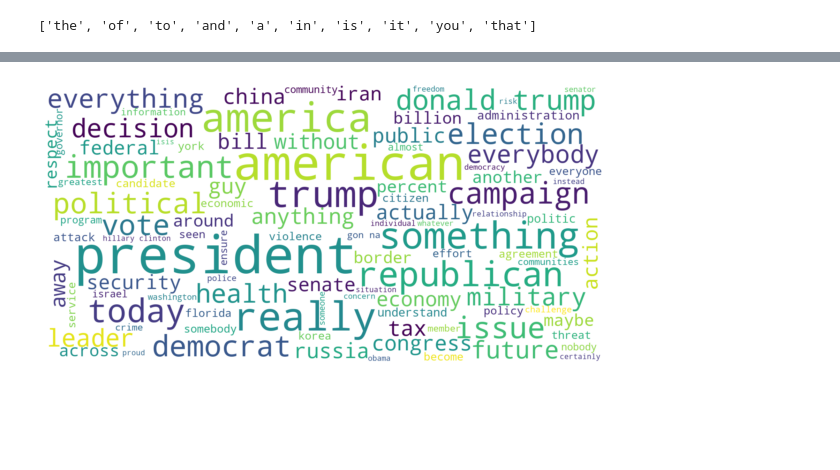
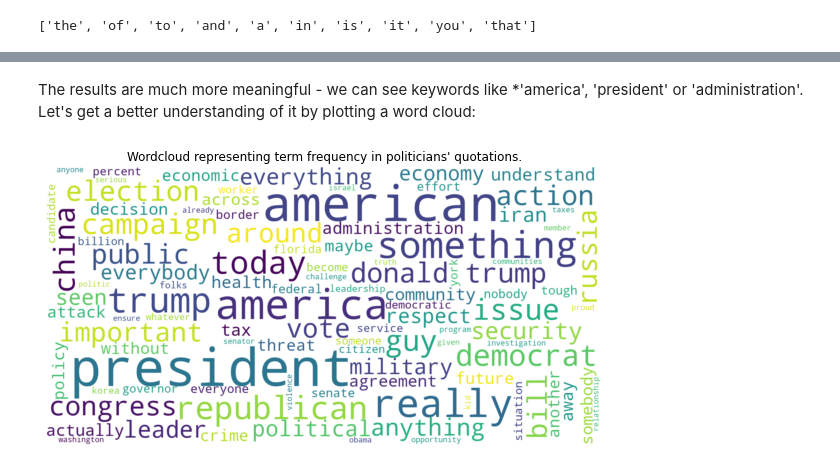
Before and after one commit to cndesabbata/Political-affiliation-predictor-from-quotes, a Jupyter notebook: src/frequency_analysis.ipynb, the cells around one changed output, grey strips where cells are left out. Saved outputs shown, nothing was run; the diff lists cells and outputs as text; code cells hidden in the pictures; blank space fills up the shorter version.

Commit message:
One more update of frequency analysis

```diff
--- a/src/frequency_analysis.ipynb
+++ b/src/frequency_analysis.ipynb
@@ -27,9 +27,7 @@ Now, let's define some utility functions that will allow us to apply preprocessi
 - removing stopwords
 # %%
 import re, string, contractions
-from nltk.corpus import stopwords
 from nltk.tokenize import word_tokenize
-from nltk.stem import PorterStemmer
 
 def preprocess_quote(quote):
     # to lowercase
@@ -50,7 +48,7 @@ def preprocess_quote(quote):
 
     return quote
 
-def fix_contractions(quote, stopwords):
+def expand_contractions(quote):
     return contractions.fix(quote)
 
 def remove_words(quote, words):
@@ -73,8 +71,14 @@ sample_quotes.head(5)
 Name: quotation, dtype: object
 # %%
-# load the stopwords, and remove them from the quotes
+# expand contractions
+sample_quotes = sample_quotes.apply(lambda quote: expand_contractions(quote))
+
+# load the stopwords (extend the standard list by the contraction leftovers) and remove them from the quotes
 from nltk.corpus import stopwords
-stopwords = stopwords.words('english')
-print("Some stopwords: ", stopwords[:10])
-sample_quotes = sample_quotes.apply(lambda quote: remove_stopwords(quote, stopwords))
+stopwords = stopwords.words('english') + ['nt', 'ca', 'wo']
+print("Example stopwords: ", stopwords[:10])
+sample_quotes = sample_quotes.apply(lambda quote: remove_words(quote, stopwords))
+
+# apply other preprocessing
+sample_quotes = sample_quotes.apply(lambda quote: preprocess_quote(quote))
 # %% [output]
@@ -119,14 +148,17 @@ filtered_words = [word for word in words if stemmed_words[word] not in most_comm
+# %% [markdown]
+The results are much more meaningful - we can see keywords like *'america', 'president' or 'administration'. Let's get a better understanding of it by plotting a word cloud:
 # %%
 # adapted from: https://www.datacamp.com/community/tutorials/wordcloud-python
 from wordcloud import WordCloud
 import matplotlib.pyplot as plt
 plt.rcParams["figure.figsize"] = (10,10)
 
 wordcloud = WordCloud(width=1600, height = 800, max_font_size=150, max_words=100, background_color="white")
-wordcloud.generate(" ".join(f))
+wordcloud.generate(" ".join(filtered_words))
 
 plt.axis("off")
+plt.title("Wordcloud representing term frequency in politicians' quotations.")
 plt.imshow(wordcloud, interpolation="bilinear")
 plt.show()
 # %% [output]
-[figure, old version]
+[figure, new version]
```
Also changed, not shown: parts of 11 cells of this notebook, 1 other file.
